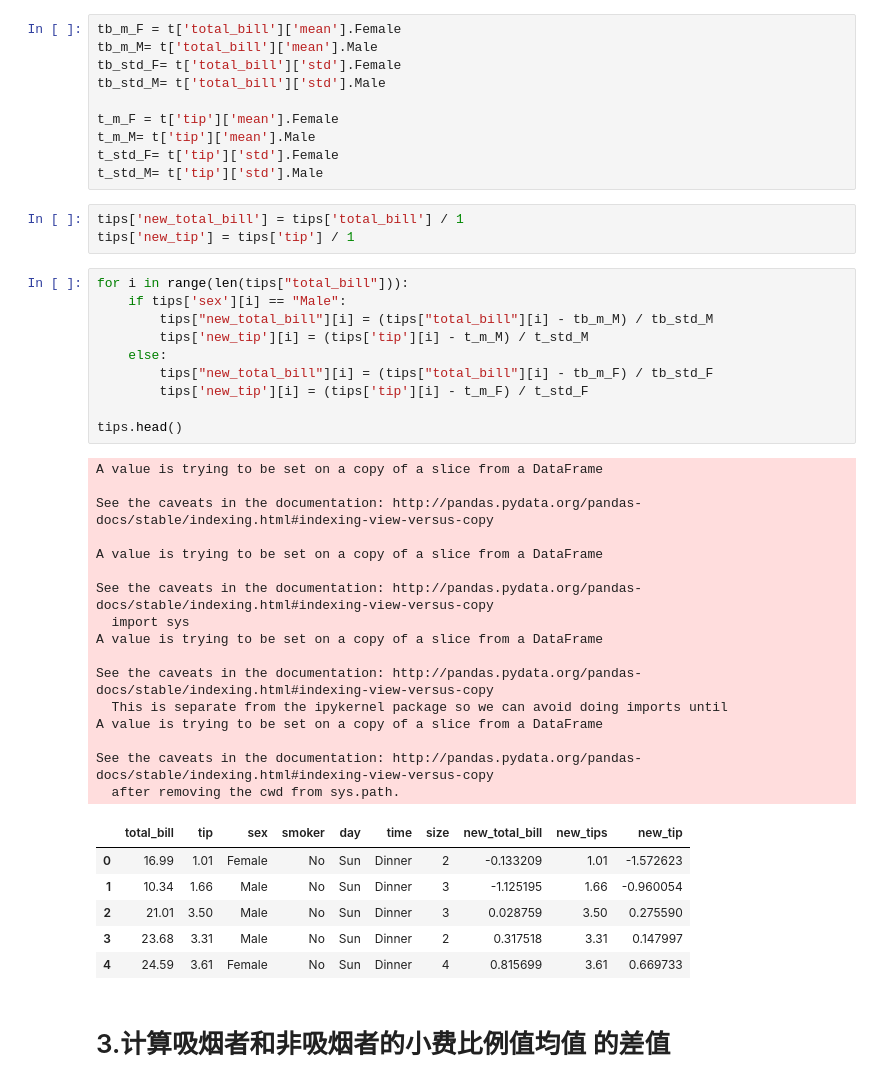
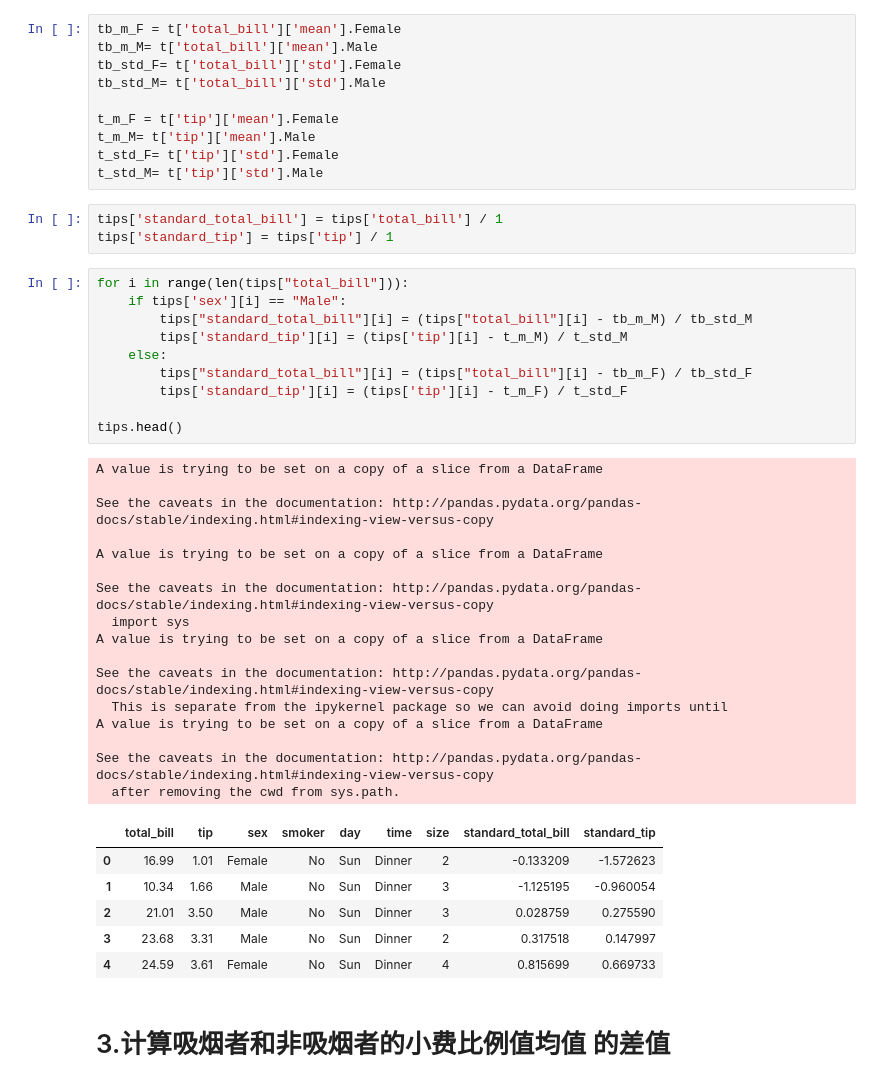
Before and after one commit to WentingRuan/Learn_Python, a Jupyter notebook: 8/hw_08.ipynb, the cells around one changed output. Saved outputs shown, nothing was run; the diff lists cells and outputs as text.

```diff
--- a/8/hw_08.ipynb
+++ b/8/hw_08.ipynb
@@ -77,41 +77,41 @@ t_m_M= t['tip']['mean'].Male
 t_std_F= t['tip']['std'].Female
 t_std_M= t['tip']['std'].Male
 # %%
-tips['new_total_bill'] = tips['total_bill'] / 1
-tips['new_tip'] = tips['tip'] / 1
+tips['standard_total_bill'] = tips['total_bill'] / 1
+tips['standard_tip'] = tips['tip'] / 1
 # %%
 for i in range(len(tips["total_bill"])):
     if tips['sex'][i] == "Male":
-        tips["new_total_bill"][i] = (tips["total_bill"][i] - tb_m_M) / tb_std_M
-        tips['new_tip'][i] = (tips['tip'][i] - t_m_M) / t_std_M
+        tips["standard_total_bill"][i] = (tips["total_bill"][i] - tb_m_M) / tb_std_M
+        tips['standard_tip'][i] = (tips['tip'][i] - t_m_M) / t_std_M
     else:
-        tips["new_total_bill"][i] = (tips["total_bill"][i] - tb_m_F) / tb_std_F
-        tips['new_tip'][i] = (tips['tip'][i] - t_m_F) / t_std_F
+        tips["standard_total_bill"][i] = (tips["total_bill"][i] - tb_m_F) / tb_std_F
+        tips['standard_tip'][i] = (tips['tip'][i] - t_m_F) / t_std_F
 
 tips.head()
 # %% [output]
 A value is trying to be set on a copy of a slice from a DataFrame
 
 See the caveats in the documentation: http://pandas.pydata.org/pandas-docs/stable/indexing.html#indexing-view-versus-copy
 
 A value is trying to be set on a copy of a slice from a DataFrame
 
 See the caveats in the documentation: http://pandas.pydata.org/pandas-docs/stable/indexing.html#indexing-view-versus-copy
   import sys
 A value is trying to be set on a copy of a slice from a DataFrame
 
 See the caveats in the documentation: http://pandas.pydata.org/pandas-docs/stable/indexing.html#indexing-view-versus-copy
   This is separate from the ipykernel package so we can avoid doing imports until
 A value is trying to be set on a copy of a slice from a DataFrame
 
 See the caveats in the documentation: http://pandas.pydata.org/pandas-docs/stable/indexing.html#indexing-view-versus-copy
   after removing the cwd from sys.path.
-|  | total_bill | tip | sex | smoker | day | time | size | new_total_bill | new_tips | new_tip |
-| 0 | 16.99 | 1.01 | Female | No | Sun | Dinner | 2 | -0.133209 | 1.01 | -1.572623 |
-| 1 | 10.34 | 1.66 | Male | No | Sun | Dinner | 3 | -1.125195 | 1.66 | -0.960054 |
-| 2 | 21.01 | 3.50 | Male | No | Sun | Dinner | 3 | 0.028759 | 3.50 | 0.275590 |
-| 3 | 23.68 | 3.31 | Male | No | Sun | Dinner | 2 | 0.317518 | 3.31 | 0.147997 |
-| 4 | 24.59 | 3.61 | Female | No | Sun | Dinner | 4 | 0.815699 | 3.61 | 0.669733 |
+|  | total_bill | tip | sex | smoker | day | time | size | standard_total_bill | standard_tip |
+| 0 | 16.99 | 1.01 | Female | No | Sun | Dinner | 2 | -0.133209 | -1.572623 |
+| 1 | 10.34 | 1.66 | Male | No | Sun | Dinner | 3 | -1.125195 | -0.960054 |
+| 2 | 21.01 | 3.50 | Male | No | Sun | Dinner | 3 | 0.028759 | 0.275590 |
+| 3 | 23.68 | 3.31 | Male | No | Sun | Dinner | 2 | 0.317518 | 0.147997 |
+| 4 | 24.59 | 3.61 | Female | No | Sun | Dinner | 4 | 0.815699 | 0.669733 |
 # %% [markdown]
 # 3.计算吸烟者和非吸烟者的小费比例值均值 的差值
 # %% [markdown]
```
Also changed, not shown: parts of 15 cells of this notebook, 2 other files.
